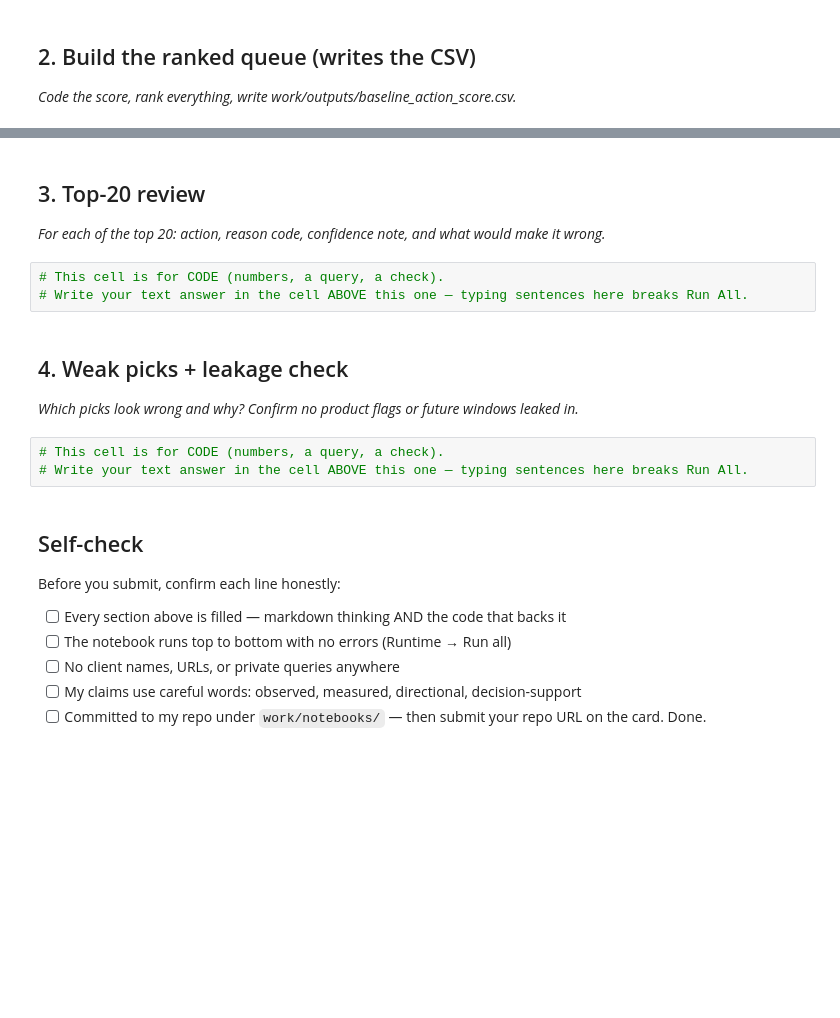
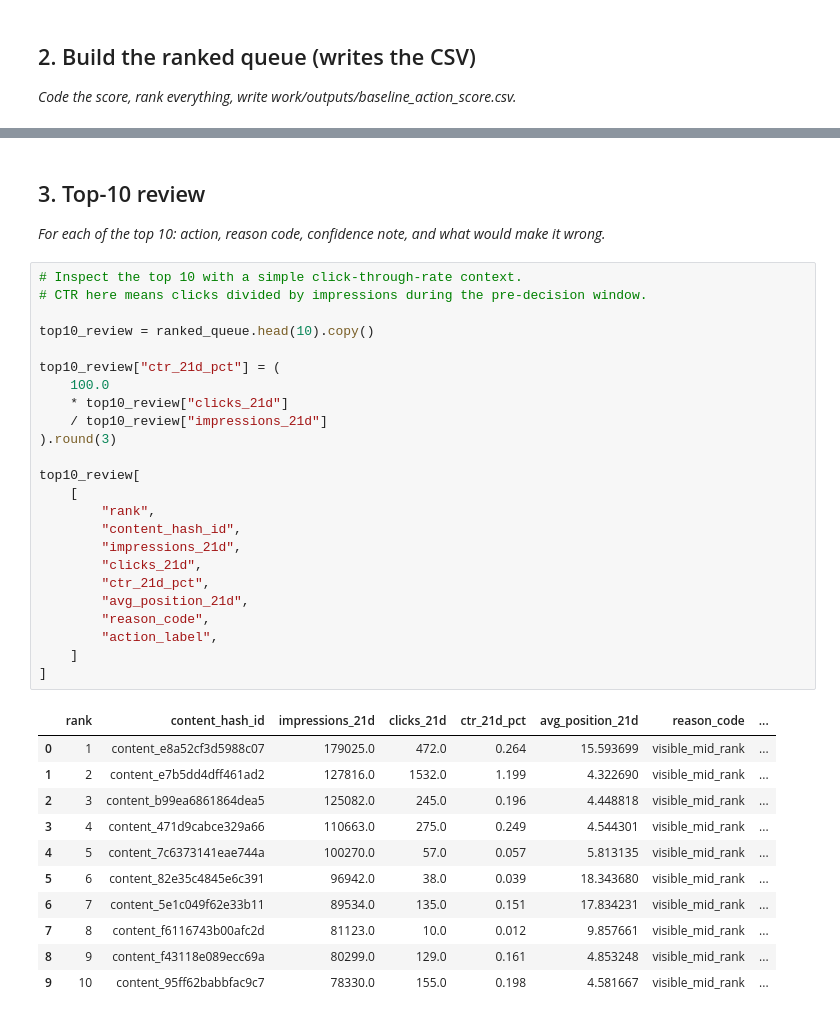
Before and after one commit to damiannogueira/flyrank-ml-intership, a Jupyter notebook: work/notebooks/w04_baseline_score.ipynb, the cells around one changed output, grey strips where cells are left out. Cells and saved outputs as stored; diff of their text form; blank space fills up the shorter version.

Commit message:
feat: complete ML-07 baseline action score

```diff
--- a/work/notebooks/w04_baseline_score.ipynb
+++ b/work/notebooks/w04_baseline_score.ipynb
@@ -23,24 +277,40 @@ This skeleton is yours to fill. Work the sections **in order** — each one has
 # %% [markdown]
-## 3. Top-20 review
+## 3. Top-10 review
 
-*For each of the top 20: action, reason code, confidence note, and what would make it wrong.*
+*For each of the top 10: action, reason code, confidence note, and what would make it wrong.*
-# %%
-# This cell is for CODE (numbers, a query, a check).
-# Write your text answer in the cell ABOVE this one — typing sentences here breaks Run All.
-# %% [markdown]
-## 4. Weak picks + leakage check
-
-*Which picks look wrong and why? Confirm no product flags or future windows leaked in.*
-# %%
-# This cell is for CODE (numbers, a query, a check).
-# Write your text answer in the cell ABOVE this one — typing sentences here breaks Run All.
-# %% [markdown]
-## Self-check
-
-Before you submit, confirm each line honestly:
-
-- [ ] Every section above is filled — markdown thinking AND the code that backs it
-- [ ] The notebook runs top to bottom with no errors (Runtime → Run all)
-- [ ] No client names, URLs, or private queries anywhere
-- [ ] My claims use careful words: observed, measured, directional, decision-support
-- [ ] Committed to my repo under `work/notebooks/` — then submit your repo URL on the card. Done.
+# %%
+# Inspect the top 10 with a simple click-through-rate context.
+# CTR here means clicks divided by impressions during the pre-decision window.
+
+top10_review = ranked_queue.head(10).copy()
+
+top10_review["ctr_21d_pct"] = (
+    100.0
+    * top10_review["clicks_21d"]
+    / top10_review["impressions_21d"]
+).round(3)
+
+top10_review[
+    [
+        "rank",
+        "content_hash_id",
+        "impressions_21d",
+        "clicks_21d",
+        "ctr_21d_pct",
+        "avg_position_21d",
+        "reason_code",
+        "action_label",
+    ]
+]
+# %% [output]
+|  | rank | content_hash_id | impressions_21d | clicks_21d | ctr_21d_pct | avg_position_21d | reason_code | ... |
+| 0 | 1 | content_e8a52cf3d5988c07 | 179025.0 | 472.0 | 0.264 | 15.593699 | visible_mid_rank | ... |
+| 1 | 2 | content_e7b5dd4dff461ad2 | 127816.0 | 1532.0 | 1.199 | 4.322690 | visible_mid_rank | ... |
+| 2 | 3 | content_b99ea6861864dea5 | 125082.0 | 245.0 | 0.196 | 4.448818 | visible_mid_rank | ... |
+| 3 | 4 | content_471d9cabce329a66 | 110663.0 | 275.0 | 0.249 | 4.544301 | visible_mid_rank | ... |
+| 4 | 5 | content_7c6373141eae744a | 100270.0 | 57.0 | 0.057 | 5.813135 | visible_mid_rank | ... |
+| 5 | 6 | content_82e35c4845e6c391 | 96942.0 | 38.0 | 0.039 | 18.343680 | visible_mid_rank | ... |
+| 6 | 7 | content_5e1c049f62e33b11 | 89534.0 | 135.0 | 0.151 | 17.834231 | visible_mid_rank | ... |
+| 7 | 8 | content_f6116743b00afc2d | 81123.0 | 10.0 | 0.012 | 9.857661 | visible_mid_rank | ... |
+| 8 | 9 | content_f43118e089ecc69a | 80299.0 | 129.0 | 0.161 | 4.853248 | visible_mid_rank | ... |
+| 9 | 10 | content_95ff62babbfac9c7 | 78330.0 | 155.0 | 0.198 | 4.581667 | visible_mid_rank | ... |
```
Also changed, not shown: parts of 22 cells of this notebook.
